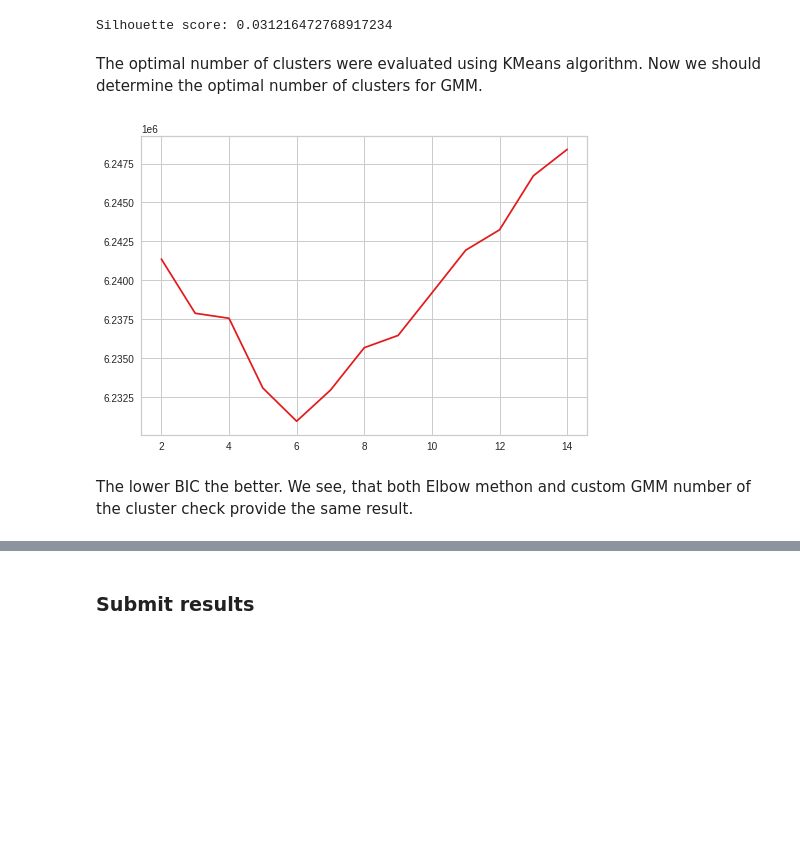
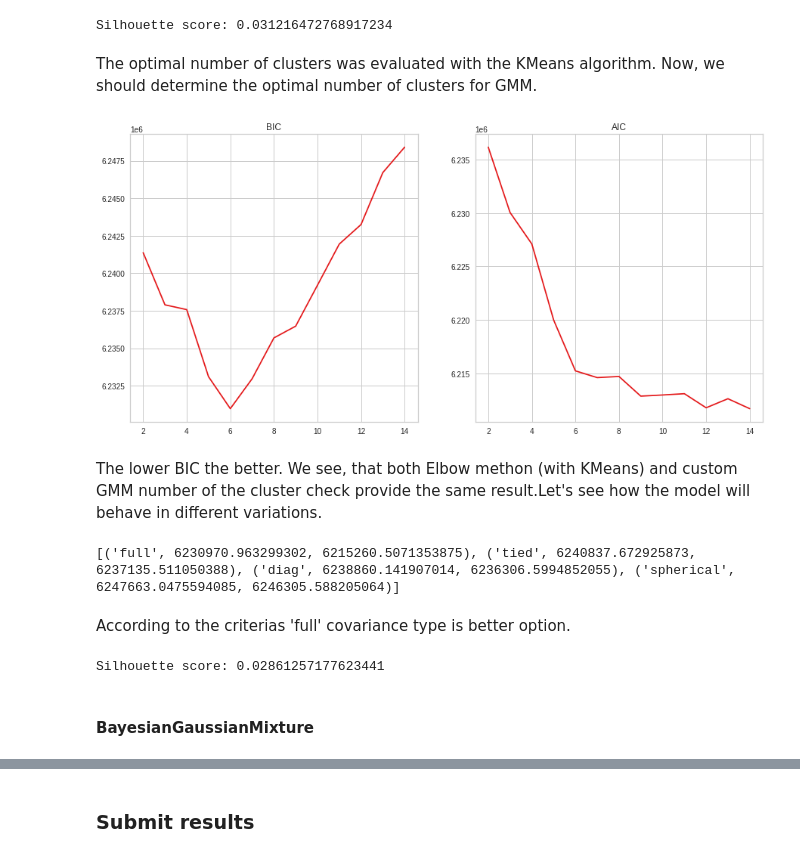
Before and after one commit to VictoriaLebedeva/kaggle_playground_series, a Jupyter notebook: Tabular_Playground_Series_Jul_2022.ipynb, the cells around one changed output, grey strips where cells are left out. Drawn from its saved outputs; the diff is of its cells as text; code cells hidden in the pictures; blank space fills up the shorter version.

```diff
--- a/Tabular_Playground_Series_Jul_2022.ipynb
+++ b/Tabular_Playground_Series_Jul_2022.ipynb
@@ -219,14 +221,42 @@ print('Silhouette score:', silhouette_score(df_reduced, labels))
 # %% [output]
 Silhouette score: 0.031216472768917234
 # %% [markdown]
-The optimal number of clusters were evaluated using KMeans algorithm. Now we should determine the optimal number of clusters for GMM.
+The optimal number of clusters was evaluated with the KMeans algorithm. Now, we should determine the optimal number of clusters for GMM.
 # %%
 n_components = np.arange(2, 15, 1)
+
 gmm_models = [GaussianMixture(n_components=component, random_state=42).fit(df_reduced) for component in n_components]
 bic = [model.bic(df_reduced) for model in gmm_models]
-plt.plot(n_components, bic)
+aic = [model.aic(df_reduced) for model in gmm_models]
+
+f, ax = plt.subplots(1, 2, figsize=(15, 7))
+ax[0].plot(n_components, bic)
+ax[0].set_title('BIC')
+
+ax[1].plot(n_components, aic)
+ax[1].set_title('AIC')
 plt.show()
 # %% [output]
-[figure, old version]
+[figure, new version]
 # %% [markdown]
-The lower BIC the better. We see, that both Elbow methon and custom GMM number of the cluster check provide the same result.
+The lower BIC the better. We see, that both Elbow methon (with KMeans) and custom GMM number of the cluster check provide the same result.Let's see how the model will behave in different variations.
+# %%
+covariance_type = ['full', 'tied', 'diag', 'spherical']
+
+gmm_models = [GaussianMixture(n_components=6, covariance_type=cov_type, random_state=42).fit(df_reduced) for cov_type in covariance_type]
+bic = [model.bic(df_reduced) for model in gmm_models]
+aic = [model.aic(df_reduced) for model in gmm_models]
+
+print(list(zip(covariance_type, bic, aic)))
+# %% [output]
+[('full', 6230970.963299302, 6215260.5071353875), ('tied', 6240837.672925873, 6237135.511050388), ('diag', 6238860.141907014, 6236306.5994852055), ('spherical', 6247663.0475594085, 6246305.588205064)]
+# %% [markdown]
+According to the criterias 'full' covariance type is better option.
+# %%
+gmm = GaussianMixture(n_components=7, random_state=42).fit(df_reduced)
+labels = gmm.predict(df_reduced)
+print('Silhouette score:', silhouette_score(df_reduced, labels))
+# %% [output]
+Silhouette score: 0.02861257177623441
+# %% [markdown]
+#### BayesianGaussianMixture
```
Also changed, not shown: parts of 6 cells of this notebook.
